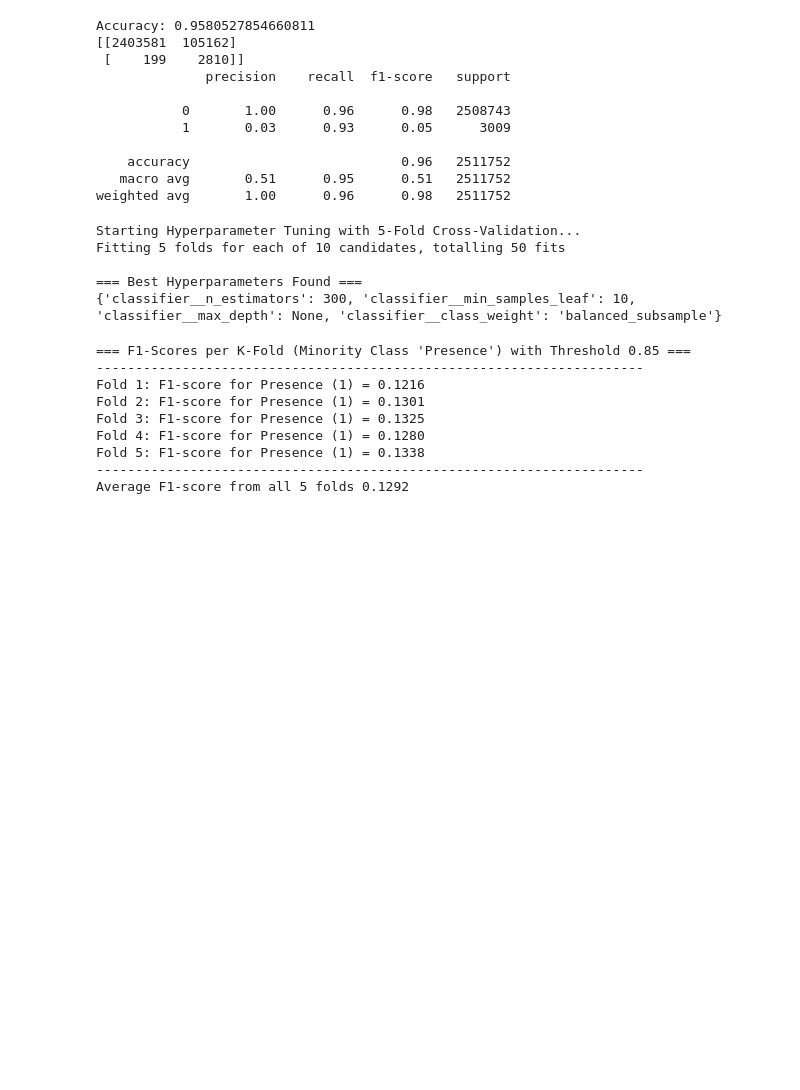
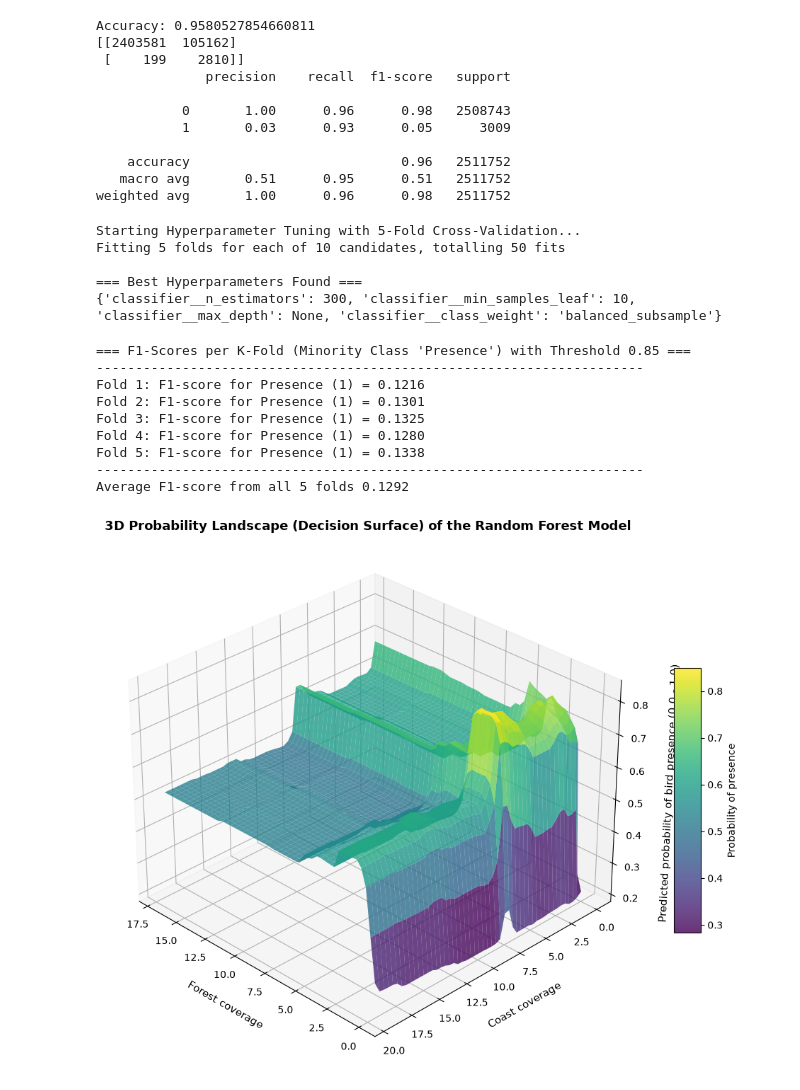
Before and after one commit to Lars399/DSAI-project-, a Jupyter notebook: Main_notebook.ipynb, the cells around one changed output. Saved outputs shown, nothing was run; the diff lists cells and outputs as text; code cells hidden in the pictures; blank space fills up the shorter version.

Commit message:
Added 2 diagrams based on the model

```diff
--- a/Main_notebook.ipynb
+++ b/Main_notebook.ipynb
@@ -564,3 +567,56 @@ Fold 4: F1-score for Presence (1) = 0.1280
 Fold 5: F1-score for Presence (1) = 0.1338
 ----------------------------------------------------------------------
 Average F1-score from all 5 folds 0.1292
+# %%
+#3D PROBABILITY SURFACE
+
+# Most important features from the data set
+feature_x = 'forest'
+feature_y = 'coast'
+
+# Create the grid (50x50)
+x_range = np.linspace(merged_df[feature_x].min(), merged_df[feature_x].max(), 50)
+y_range = np.linspace(merged_df[feature_y].min(), merged_df[feature_y].max(), 50)
+X_mesh, Y_mesh = np.meshgrid(x_range, y_range)
+N_points = X_mesh.size
+
+# Calculate the average
+all_features = ['agricultural', 'built', 'coast', 'forest', 'other', 'sand/heather', 'water', 'wetland']
+means = {col: merged_df[col].mean() for col in all_features}
+
+# Creates the grid data
+dummy_dict = {}
+for col in all_features:
+    if col == feature_x:
+        dummy_dict[col] = X_mesh.ravel()
+    elif col == feature_y:
+        dummy_dict[col] = Y_mesh.ravel()
+    else:
+        dummy_dict[col] = np.full(N_points, means[col])
+
+dummy_dict['month'] = np.full(N_points, 6)
+
+dummy_df = pd.DataFrame(dummy_dict)[['agricultural', 'built', 'coast', 'forest', 'other', 'sand/heather', 'water', 'wetland', 'month']]
+
+# The probality change
+Z_probabilities = best_pipeline.predict_proba(dummy_df)[:, 1]
+Z_mesh = Z_probabilities.reshape(X_mesh.shape)
+
+# The actual 3D plot
+fig = plt.figure(figsize=(12, 8))
+ax = fig.add_subplot(111, projection='3d')
+
+surface = ax.plot_surface(X_mesh, Y_mesh, Z_mesh, cmap='viridis', edgecolor='none', alpha=0.8)
+
+ax.set_xlabel(f'{feature_x.capitalize()} coverage', fontsize=11, labelpad=10)
+ax.set_ylabel(f'{feature_y.capitalize()} coverage', fontsize=11, labelpad=10)
+ax.set_zlabel('Predicted probability of bird presence (0.0 - 1.0)', fontsize=11, labelpad=10)
+ax.set_title('3D Probability Landscape (Decision Surface) of the Random Forest Model', fontsize=13, fontweight='bold')
+
+fig.colorbar(surface, ax=ax, shrink=0.5, aspect=10, label='Probability of presence')
+ax.view_init(elev=30, azim=135)
+
+plt.tight_layout()
+plt.show()
+# %% [output]
+[figure, added]
```
Also changed, not shown: parts of 2 cells of this notebook.
